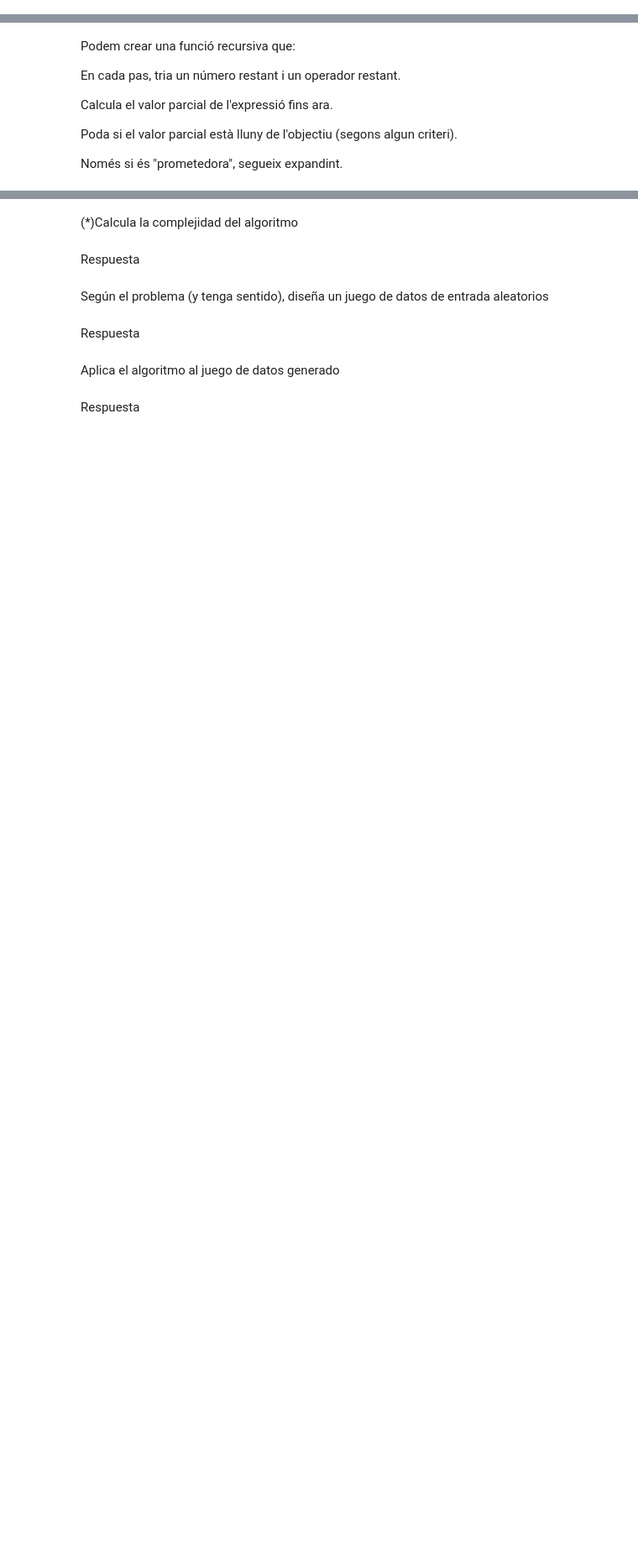
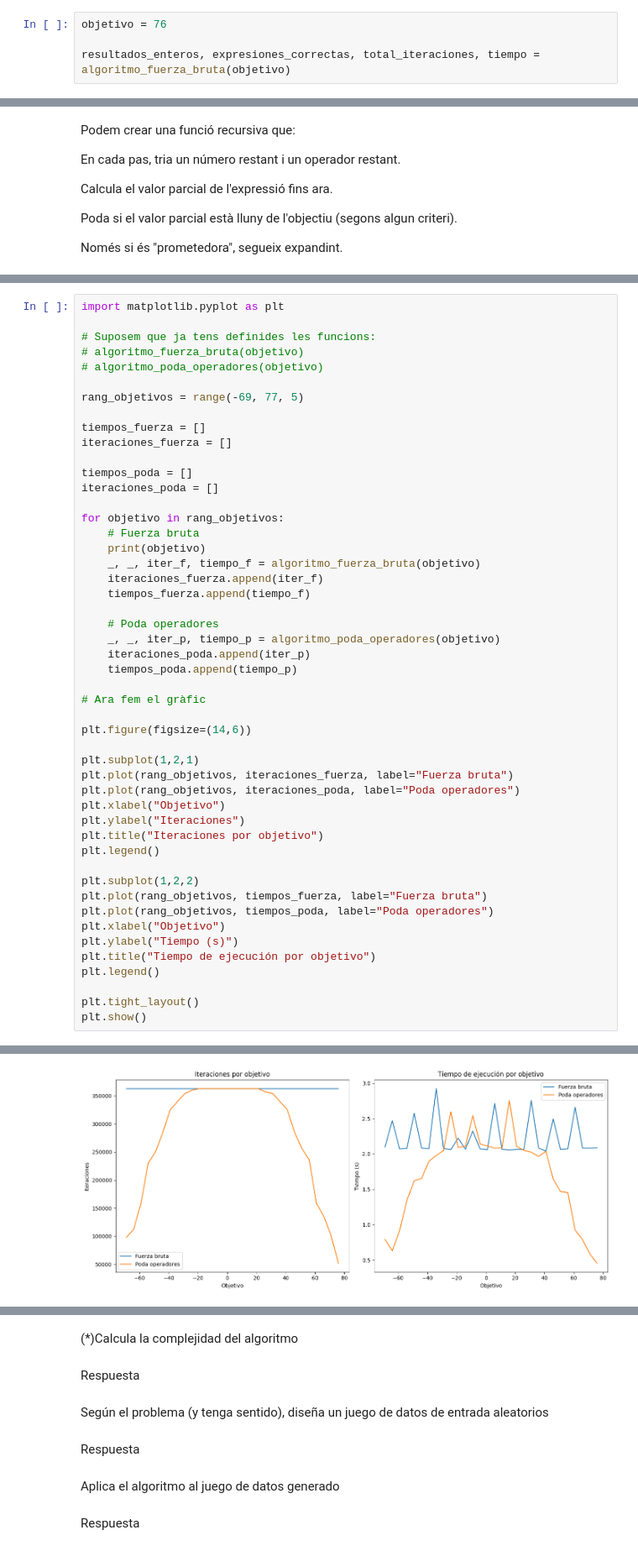
Before and after one commit to polxo00/Algoritmos-de-optimizacion, a Jupyter notebook: Seminario_Algoritmos.ipynb, the cells around one changed output, grey strips where cells are left out. Shown: that part at 84% size. Cells and saved outputs as stored; diff of their text form; blank space fills up the shorter version.

Commit message:
poda d'operadors millorada

```diff
--- a/Seminario_Algoritmos.ipynb
+++ b/Seminario_Algoritmos.ipynb
@@ -167,0 +157,4 @@ Expresiones correctas encontradas: {'9*8-4/2+6', '6+8*9-4/2', '6+9*8-2/1', '7-3/
+# %%
+objetivo = 76
+
+resultados_enteros, expresiones_correctas, total_iteraciones, tiempo = algoritmo_fuerza_bruta(objetivo)
@@ -303,0 +273,50 @@ Valores mínimos y máximos: 76, 76
+# %%
+import matplotlib.pyplot as plt
+
+# Suposem que ja tens definides les funcions:
+# algoritmo_fuerza_bruta(objetivo)
+# algoritmo_poda_operadores(objetivo)
+
+rang_objetivos = range(-69, 77, 5)
+
+tiempos_fuerza = []
+iteraciones_fuerza = []
+
+tiempos_poda = []
+iteraciones_poda = []
+
+for objetivo in rang_objetivos:
+    # Fuerza bruta
+    print(objetivo)
+    _, _, iter_f, tiempo_f = algoritmo_fuerza_bruta(objetivo)
+    iteraciones_fuerza.append(iter_f)
+    tiempos_fuerza.append(tiempo_f)
+
+    # Poda operadores
+    _, _, iter_p, tiempo_p = algoritmo_poda_operadores(objetivo)
+    iteraciones_poda.append(iter_p)
+    tiempos_poda.append(tiempo_p)
+
+# Ara fem el gràfic
+
+plt.figure(figsize=(14,6))
+
+plt.subplot(1,2,1)
+plt.plot(rang_objetivos, iteraciones_fuerza, label="Fuerza bruta")
+plt.plot(rang_objetivos, iteraciones_poda, label="Poda operadores")
+plt.xlabel("Objetivo")
+plt.ylabel("Iteraciones")
+plt.title("Iteraciones por objetivo")
+plt.legend()
+
+plt.subplot(1,2,2)
+plt.plot(rang_objetivos, tiempos_fuerza, label="Fuerza bruta")
+plt.plot(rang_objetivos, tiempos_poda, label="Poda operadores")
+plt.xlabel("Objetivo")
+plt.ylabel("Tiempo (s)")
+plt.title("Tiempo de ejecución por objetivo")
+plt.legend()
+
+plt.tight_layout()
+plt.show()
+# %% [output]
@@ -304,2 +340,3 @@ Valores mínimos y máximos: 76, 76
+[figure, added]
 # %%
 
```
Also changed, not shown: parts of 11 cells of this notebook.
